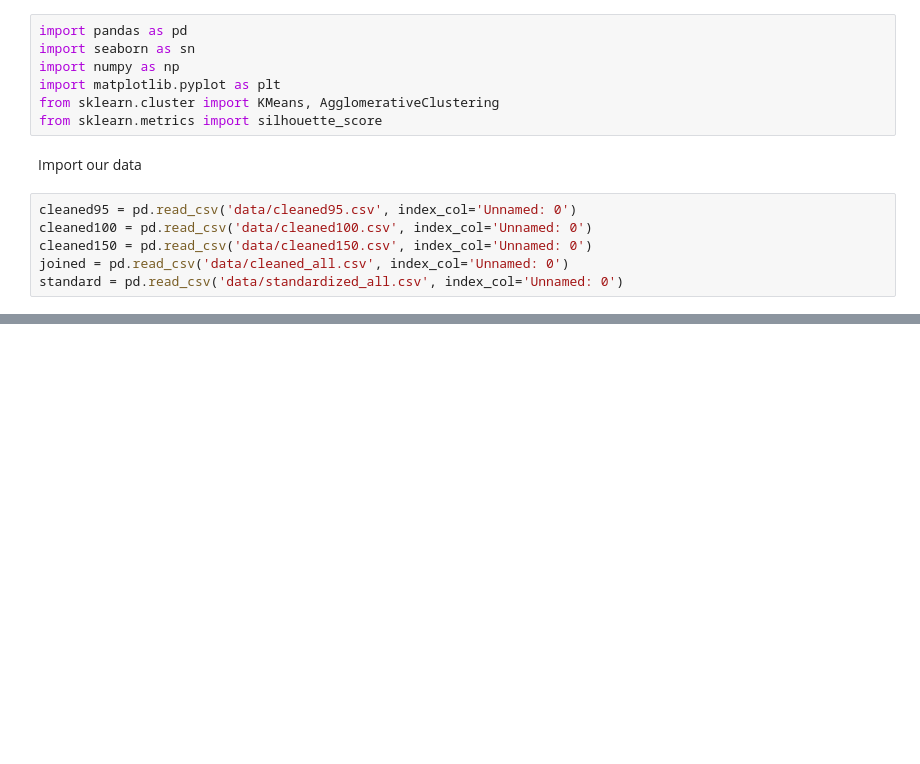
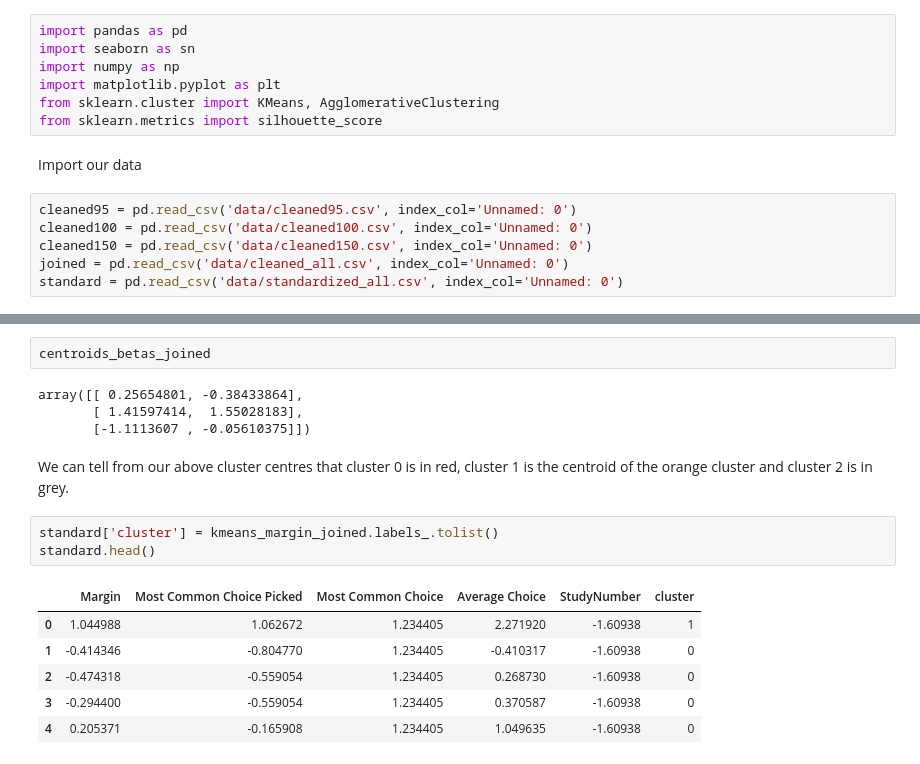
Before and after one commit to kiansweeney11/ca4015-assignment-1, a Jupyter notebook: k-means_variation.ipynb, the cells around one changed output, grey strips where cells are left out. Drawn from its saved outputs; the diff is of its cells as text; blank space fills up the shorter version.

```diff
--- a/k-means_variation.ipynb
+++ b/k-means_variation.ipynb
@@ -57,0 +62,18 @@ array([ 0.25654801, -0.38433864])
+# %%
+centroids_betas_joined
+# %% [output]
+array([[ 0.25654801, -0.38433864],
+       [ 1.41597414,  1.55028183],
+       [-1.1113607 , -0.05610375]])
+# %% [markdown]
+We can tell from our above cluster centres that cluster 0 is in red, cluster 1 is the centroid of the orange cluster and cluster 2 is in grey.
+# %%
+standard['cluster'] = kmeans_margin_joined.labels_.tolist()
+standard.head()
+# %% [output]
+|  | Margin | Most Common Choice Picked | Most Common Choice | Average Choice | StudyNumber | cluster |
+| 0 | 1.044988 | 1.062672 | 1.234405 | 2.271920 | -1.60938 | 1 |
+| 1 | -0.414346 | -0.804770 | 1.234405 | -0.410317 | -1.60938 | 0 |
+| 2 | -0.474318 | -0.559054 | 1.234405 | 0.268730 | -1.60938 | 0 |
+| 3 | -0.294400 | -0.559054 | 1.234405 | 0.370587 | -1.60938 | 0 |
+| 4 | 0.205371 | -0.165908 | 1.234405 | 1.049635 | -1.60938 | 0 |
```
Also changed, not shown: parts of 10 cells of this notebook, 27 other files.
